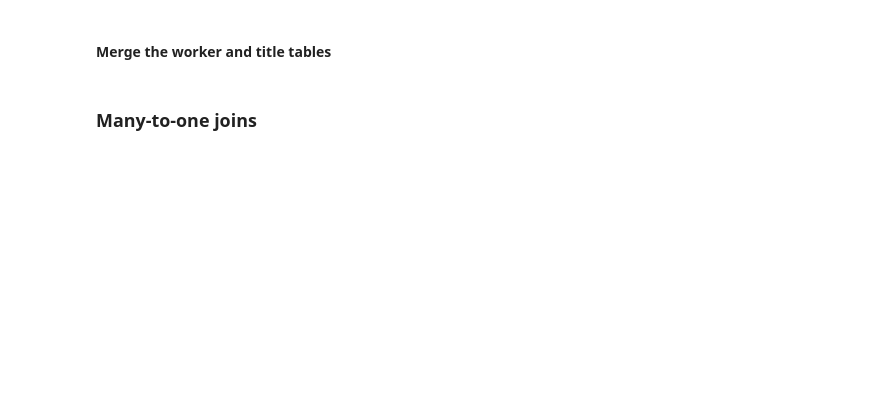
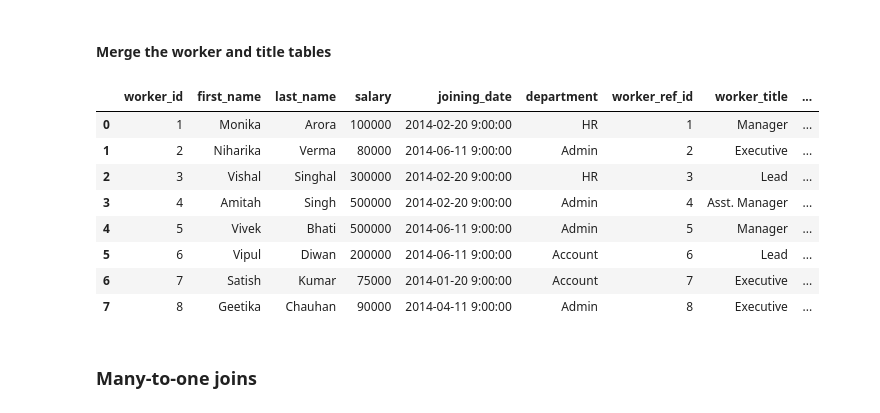
Before and after one commit to karthikvadlamani/karthikvadlamani, a Jupyter notebook: basics/[Exercises-5]Pandas-Concat-Append-Merge-Joins.ipynb, the cells around one changed output. Drawn from its saved outputs; the diff is of its cells as text; code cells hidden in the pictures; blank space fills up the shorter version.

```diff
--- a/basics/[Exercises-5]Pandas-Concat-Append-Merge-Joins.ipynb
+++ b/basics/[Exercises-5]Pandas-Concat-Append-Merge-Joins.ipynb
@@ -86,0 +195,5 @@ display('worker', 'title', 'bonus')
+# %%
+worker = pd.read_csv('../datasets/worker.csv')
+title = pd.read_csv('../datasets/title.csv')
+bonus = pd.read_csv('../datasets/bonus.csv')
+display('worker', 'title', 'bonus')
@@ -99,5 +261,17 @@ display('employee_group', 'employee_hire_date')
 # %% [markdown]
 #### Merge the worker and title tables
+# %%
+worker.merge(title, left_on = 'worker_id', right_on = 'worker_ref_id')
+# %% [output]
+|  | worker_id | first_name | last_name | salary | joining_date | department | worker_ref_id | worker_title | ... |
+| 0 | 1 | Monika | Arora | 100000 | 2014-02-20 9:00:00 | HR | 1 | Manager | ... |
+| 1 | 2 | Niharika | Verma | 80000 | 2014-06-11 9:00:00 | Admin | 2 | Executive | ... |
+| 2 | 3 | Vishal | Singhal | 300000 | 2014-02-20 9:00:00 | HR | 3 | Lead | ... |
+| 3 | 4 | Amitah | Singh | 500000 | 2014-02-20 9:00:00 | Admin | 4 | Asst. Manager | ... |
+| 4 | 5 | Vivek | Bhati | 500000 | 2014-06-11 9:00:00 | Admin | 5 | Manager | ... |
+| 5 | 6 | Vipul | Diwan | 200000 | 2014-06-11 9:00:00 | Account | 6 | Lead | ... |
+| 6 | 7 | Satish | Kumar | 75000 | 2014-01-20 9:00:00 | Account | 7 | Executive | ... |
+| 7 | 8 | Geetika | Chauhan | 90000 | 2014-04-11 9:00:00 | Admin | 8 | Executive | ... |
 # %% [markdown]
 ### Many-to-one joins
 # %%
```
Also changed, not shown: parts of 51 cells of this notebook, 3 other files.
